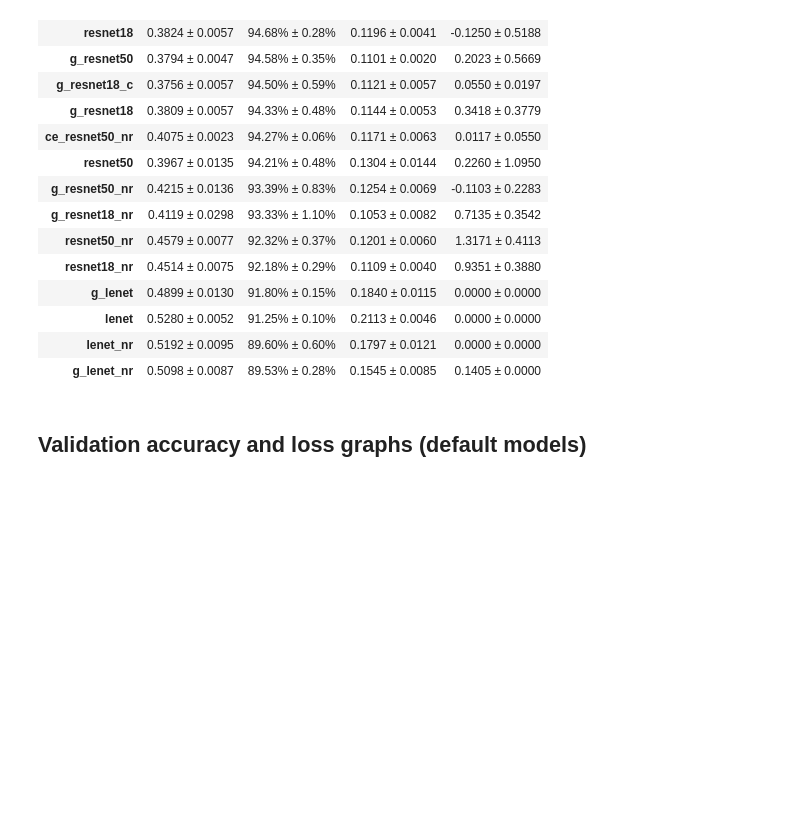
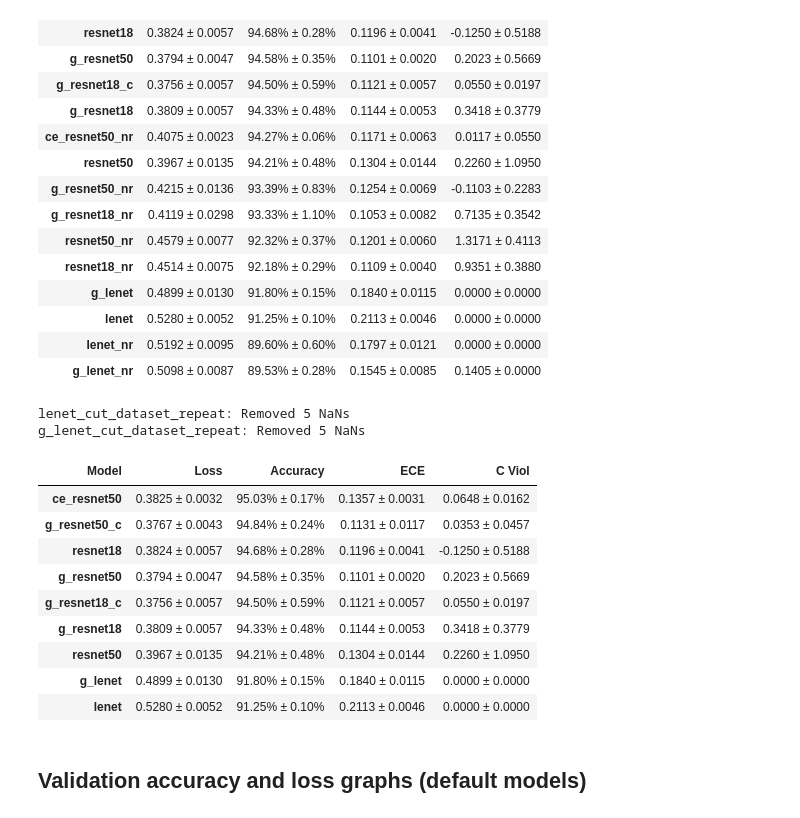
Before and after one commit to neil-power/mphys-galaxy, a Jupyter notebook: Code/model_metrics.ipynb, the cells around one changed output. Cells and saved outputs as stored; diff of their text form; code cells hidden in the pictures; blank space fills up the shorter version.

```diff
--- a/Code/model_metrics.ipynb
+++ b/Code/model_metrics.ipynb
@@ -153,6 +155,31 @@ g_resnet18_cut_dataset_nr_repeat: Removed 1 NaNs
 | lenet | 0.5280 ± 0.0052 | 91.25% ± 0.10% | 0.2113 ± 0.0046 | 0.0000 ± 0.0000 |
 | lenet_nr | 0.5192 ± 0.0095 | 89.60% ± 0.60% | 0.1797 ± 0.0121 | 0.0000 ± 0.0000 |
 | g_lenet_nr | 0.5098 ± 0.0087 | 89.53% ± 0.28% | 0.1545 ± 0.0085 | 0.1405 ± 0.0000 |
+# %%
+all_models = ['lenet_cut_dataset_repeat',
+             'g_lenet_cut_dataset_repeat',
+             'resnet18_cut_dataset_repeat',
+             'resnet50_cut_dataset_repeat',
+             'ce_resnet50_cut_dataset_repeat',
+             'g_resnet18_cut_dataset_repeat',
+             'g_resnet50_cut_dataset_repeat',
+             'g_resnet18_cut_dataset_c_repeat',
+             'g_resnet50_cut_dataset_c_repeat']
+repeat_metrics = get_results_runs(all_models,'test',METRICS_PATH,print_latex=False)
+repeat_metrics.sort_values('Accuracy',ascending=False).head(len(all_models))
+# %% [output]
+lenet_cut_dataset_repeat: Removed 5 NaNs
+g_lenet_cut_dataset_repeat: Removed 5 NaNs
+| Model | Loss | Accuracy | ECE | C Viol |
+| ce_resnet50 | 0.3825 ± 0.0032 | 95.03% ± 0.17% | 0.1357 ± 0.0031 | 0.0648 ± 0.0162 |
+| g_resnet50_c | 0.3767 ± 0.0043 | 94.84% ± 0.24% | 0.1131 ± 0.0117 | 0.0353 ± 0.0457 |
+| resnet18 | 0.3824 ± 0.0057 | 94.68% ± 0.28% | 0.1196 ± 0.0041 | -0.1250 ± 0.5188 |
+| g_resnet50 | 0.3794 ± 0.0047 | 94.58% ± 0.35% | 0.1101 ± 0.0020 | 0.2023 ± 0.5669 |
+| g_resnet18_c | 0.3756 ± 0.0057 | 94.50% ± 0.59% | 0.1121 ± 0.0057 | 0.0550 ± 0.0197 |
+| g_resnet18 | 0.3809 ± 0.0057 | 94.33% ± 0.48% | 0.1144 ± 0.0053 | 0.3418 ± 0.3779 |
+| resnet50 | 0.3967 ± 0.0135 | 94.21% ± 0.48% | 0.1304 ± 0.0144 | 0.2260 ± 1.0950 |
+| g_lenet | 0.4899 ± 0.0130 | 91.80% ± 0.15% | 0.1840 ± 0.0115 | 0.0000 ± 0.0000 |
+| lenet | 0.5280 ± 0.0052 | 91.25% ± 0.10% | 0.2113 ± 0.0046 | 0.0000 ± 0.0000 |
 # %% [markdown]
 ## Validation accuracy and loss graphs (default models)
 # %%
```
Also changed, not shown: parts of 8 cells of this notebook, 4 other files.
